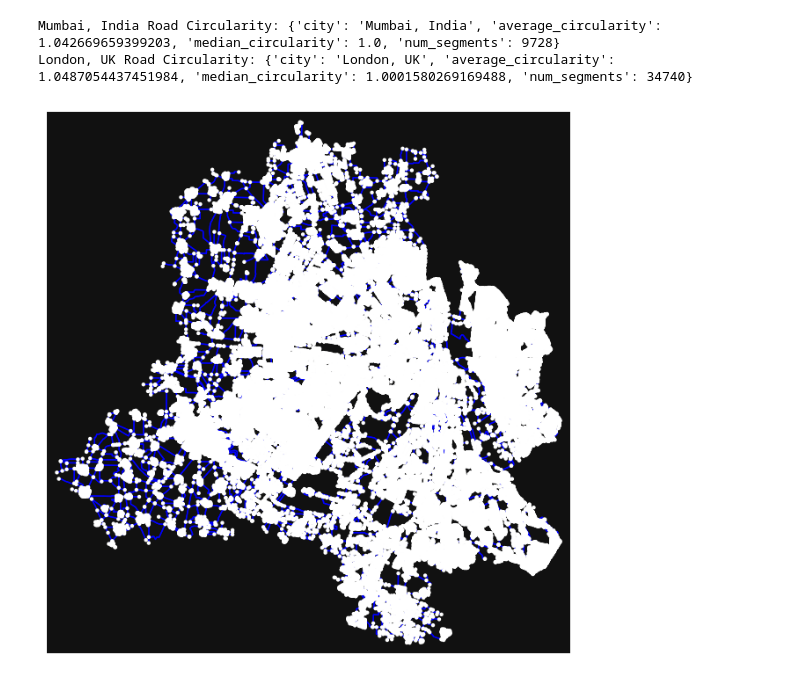
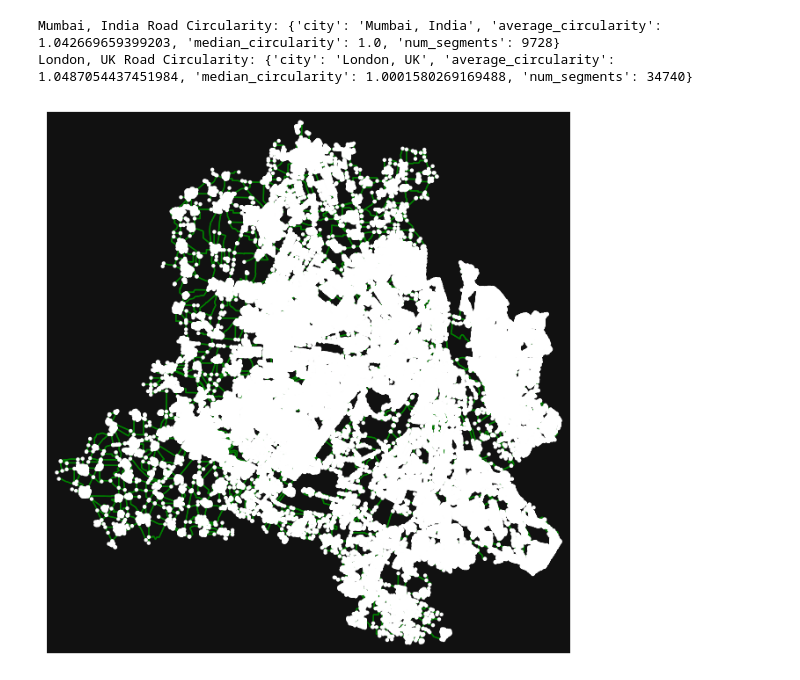
Before and after one commit to Yashmaini30/Road-Analysis-Using-OpenStreetMap-API, a Jupyter notebook: road-analysis.ipynb, the cells around one changed output. Cells and saved outputs as stored; diff of their text form; code cells hidden in the pictures.

Commit message:
Extract and Plot a Road Network:

```diff
--- a/road-analysis.ipynb
+++ b/road-analysis.ipynb
@@ -63,6 +63,6 @@ London, UK Road Circularity: {'city': 'London, UK', 'average_circularity': 1.048
 # %%
 place = "Delhi, India"
 graph = ox.graph_from_place(place, network_type='drive')
-fig, ax = ox.plot_graph(graph, node_size=10, edge_color="blue")
+fig, ax = ox.plot_graph(graph, node_size=10, edge_color="green")
 # %% [output]
-[figure, old version]
+[figure, new version]
```
Also changed, not shown: parts of 1 cell of this notebook.
